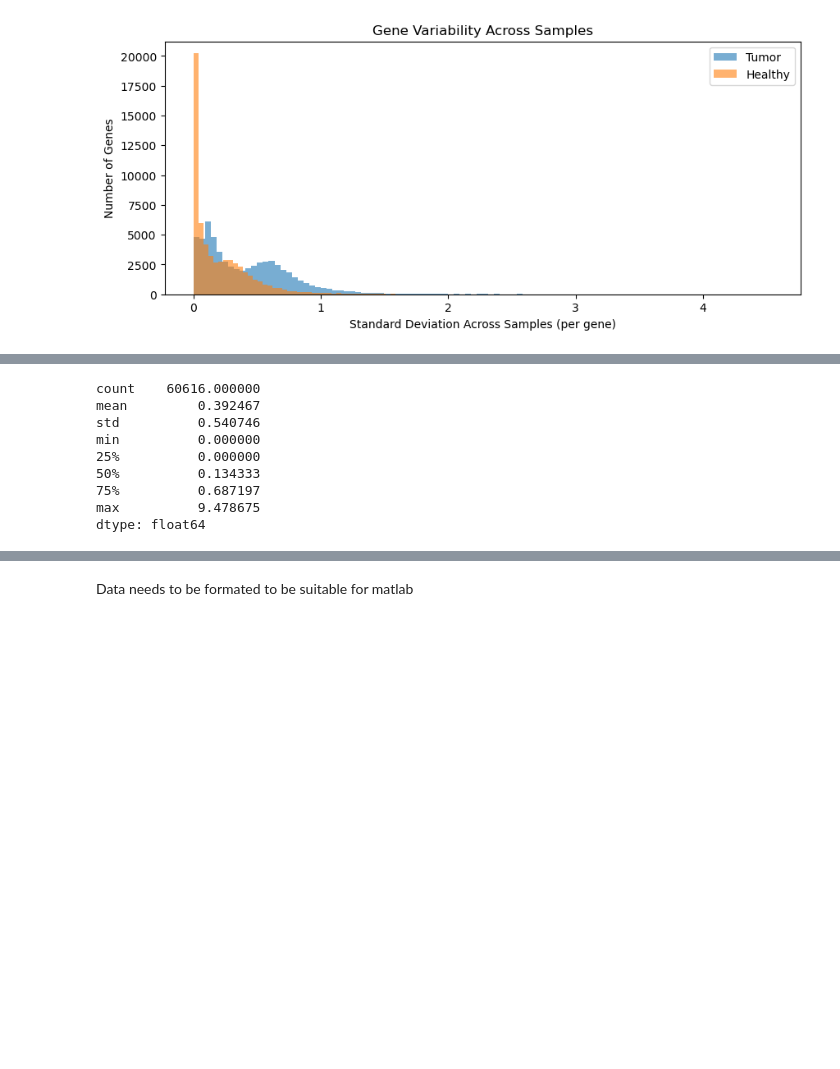
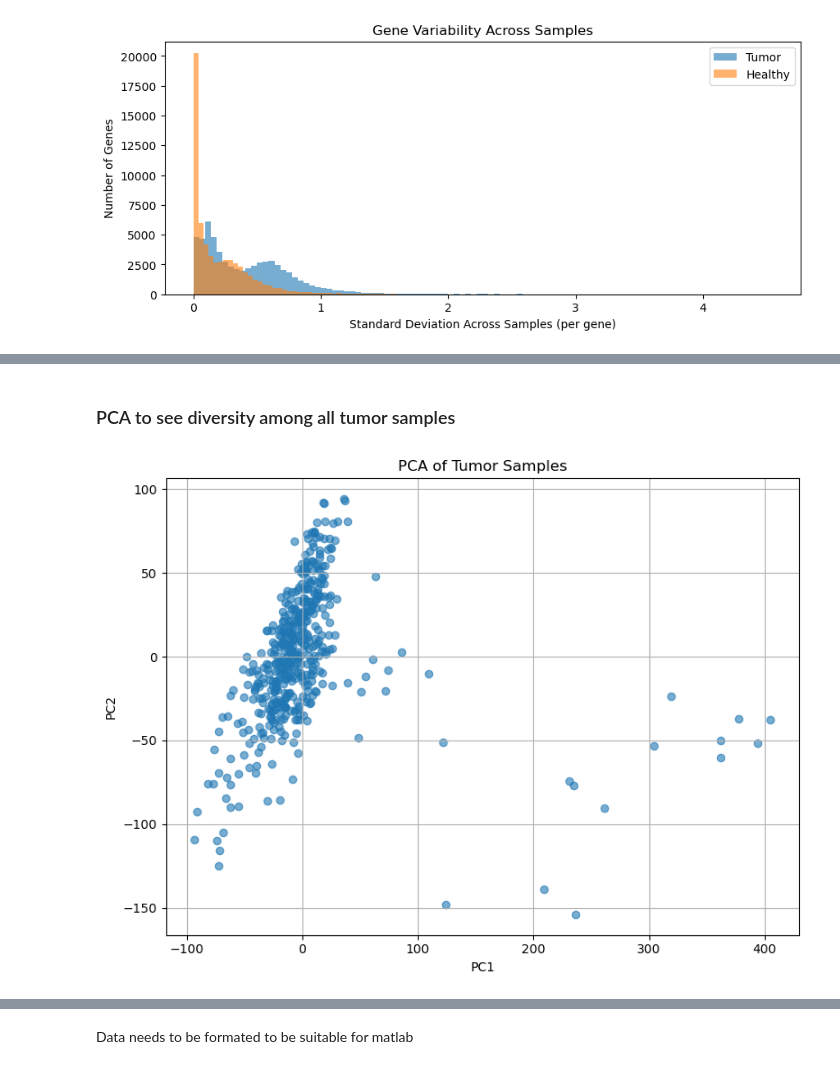
Before and after one commit to Alexreat/dissertation_project, a Jupyter notebook: DissertProject.ipynb, the cells around one changed output, grey strips where cells are left out. Saved outputs shown, nothing was run; the diff lists cells and outputs as text; code cells hidden in the pictures; blank space fills up the shorter version.

```diff
--- a/DissertProject.ipynb
+++ b/DissertProject.ipynb
@@ -384,12 +288,0 @@ iqr_sorted = iqr_per_gene.sort_values(ascending = False)
-# %%
-iqr_sorted.describe()
-# %% [output]
-count    60616.000000
-mean         0.392467
-std          0.540746
-min          0.000000
-25%          0.000000
-50%          0.134333
-75%          0.687197
-max          9.478675
-dtype: float64
@@ -402,0 +289,24 @@ tcga_variable_genes = tcga_data.loc[top_genes]
+# %% [markdown]
+### PCA to see diversity among all tumor samples
+# %%
+from sklearn.decomposition import PCA
+import matplotlib.pyplot as plt
+
+# Transpose: now samples are rows
+tumor_data = tcga_tumor_df.T
+
+# Run PCA
+pca = PCA(n_components=2)
+pca_result = pca.fit_transform(tumor_data)
+
+# Plot
+plt.figure(figsize=(8, 6))
+plt.scatter(pca_result[:, 0], pca_result[:, 1], alpha=0.6)
+plt.title("PCA of Tumor Samples")
+plt.xlabel("PC1")
+plt.ylabel("PC2")
+plt.grid(True)
+plt.tight_layout()
+plt.show()
+# %% [output]
+[figure, added]
```
Also changed, not shown: parts of 89 cells of this notebook.
